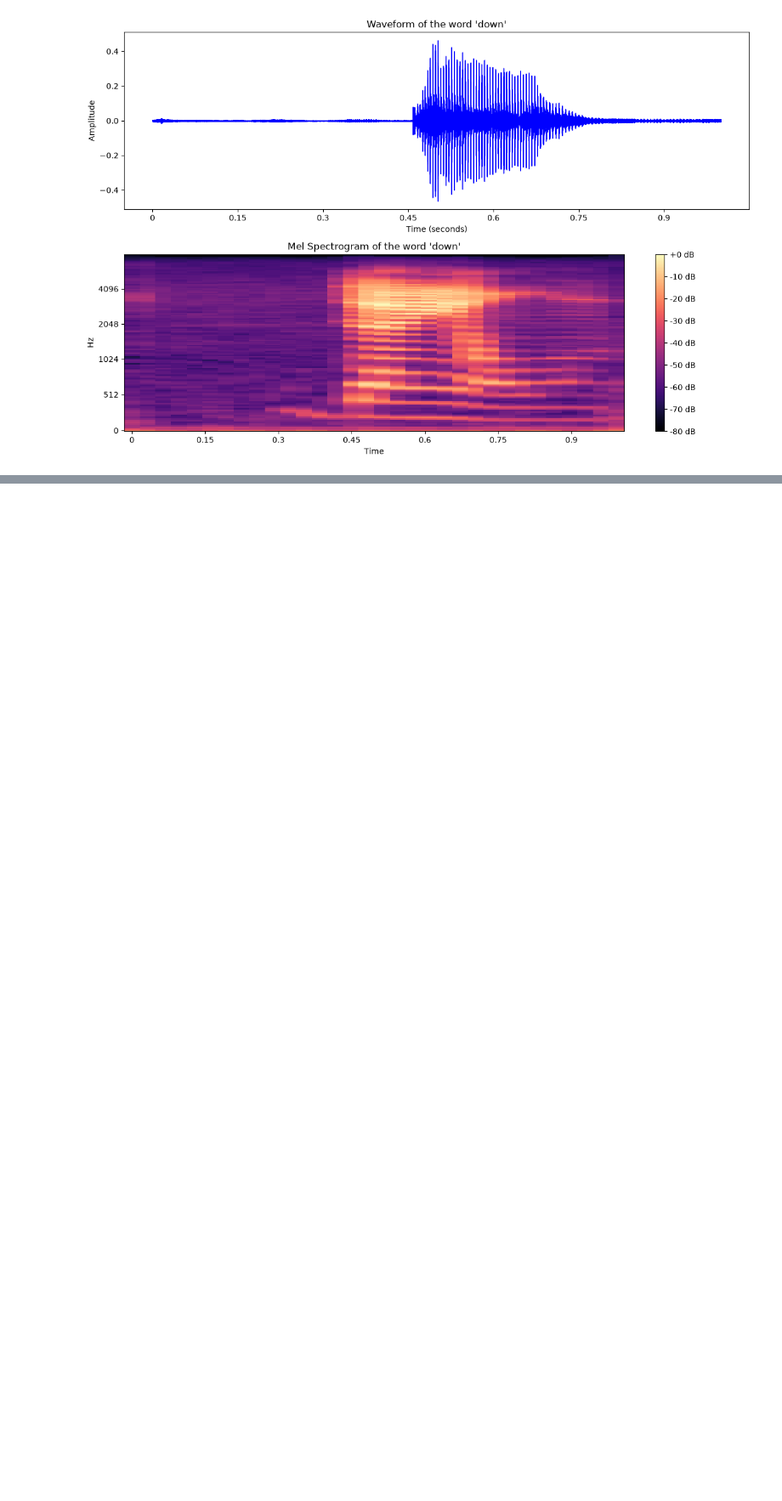
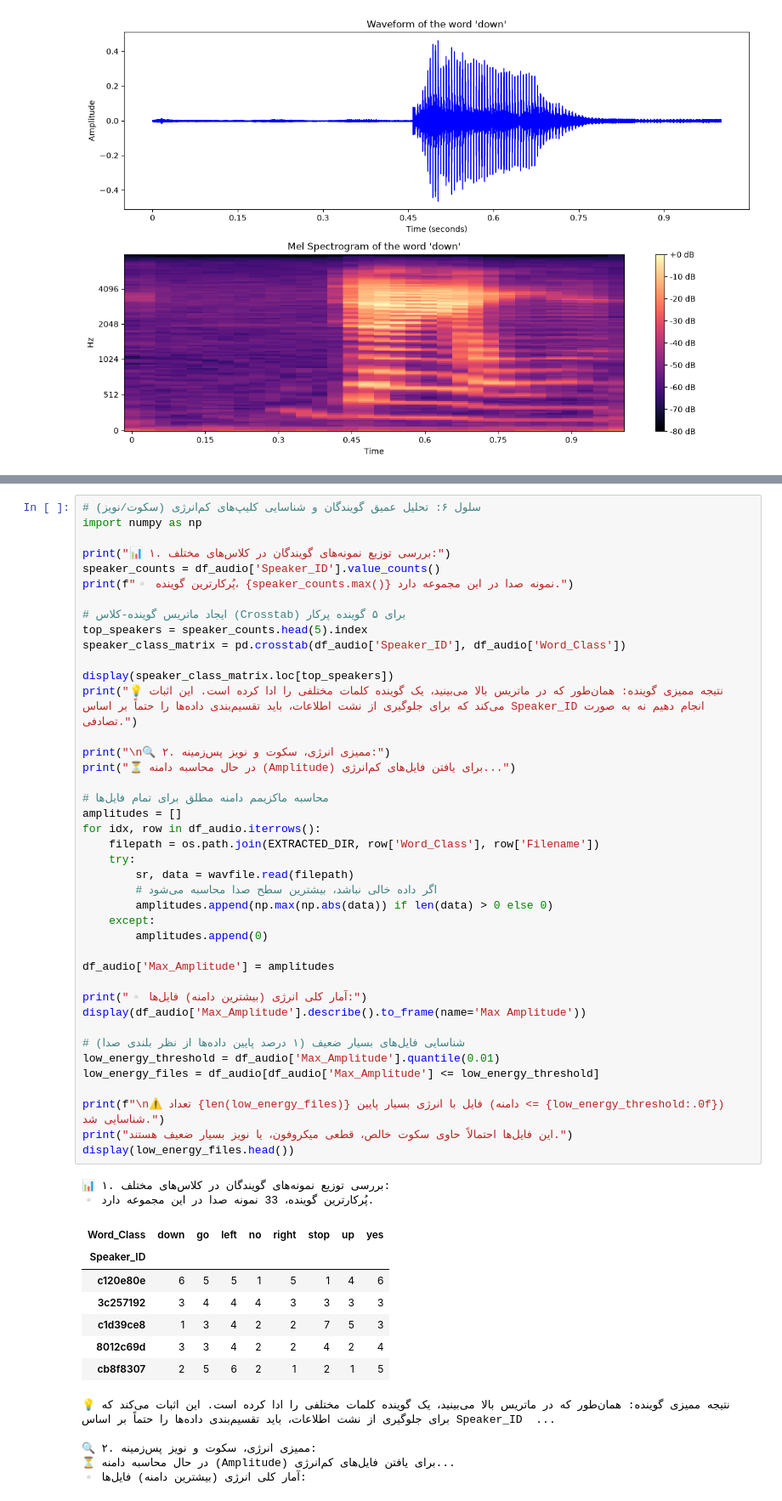
Before and after one commit to frankiesteardrop/Data-Analysis-Project, a Jupyter notebook: Phase1_EDA.ipynb, the cells around one changed output, grey strips where cells are left out. Shown at 85% size. Cells and saved outputs as stored; diff of their text form; blank space fills up the shorter version.

Commit message:
feat: analyze speaker distribution and audit low-energy silence files

```diff
--- a/Phase1_EDA.ipynb
+++ b/Phase1_EDA.ipynb
@@ -167,0 +254,56 @@ plt.show()
+# %%
+# سلول ۶: تحلیل عمیق گویندگان و شناسایی کلیپ‌های کم‌انرژی (سکوت/نویز)
+import numpy as np
+
+print("📊 ۱. بررسی توزیع نمونه‌های گویندگان در کلاس‌های مختلف:")
+speaker_counts = df_audio['Speaker_ID'].value_counts()
+print(f"▫️ پُرکارترین گوینده، {speaker_counts.max()} نمونه صدا در این مجموعه دارد.")
+
+# ایجاد ماتریس گوینده-کلاس (Crosstab) برای ۵ گوینده پرکار
+top_speakers = speaker_counts.head(5).index
+speaker_class_matrix = pd.crosstab(df_audio['Speaker_ID'], df_audio['Word_Class'])
+
+display(speaker_class_matrix.loc[top_speakers])
+print("💡 نتیجه ممیزی گوینده: همان‌طور که در ماتریس بالا می‌بینید، یک گوینده کلمات مختلفی را ادا کرده است. این اثبات می‌کند که برای جلوگیری از نشت اطلاعات، باید تقسیم‌بندی داده‌ها را حتماً بر اساس Speaker_ID انجام دهیم نه به صورت تصادفی.")
+
+print("\n🔍 ۲. ممیزی انرژی، سکوت و نویز پس‌زمینه:")
+print("⏳ در حال محاسبه دامنه (Amplitude) برای یافتن فایل‌های کم‌انرژی...")
+
+# محاسبه ماکزیمم دامنه مطلق برای تمام فایل‌ها
+amplitudes = []
+for idx, row in df_audio.iterrows():
+    filepath = os.path.join(EXTRACTED_DIR, row['Word_Class'], row['Filename'])
+    try:
+        sr, data = wavfile.read(filepath)
+        # اگر داده خالی نباشد، بیشترین سطح صدا محاسبه می‌شود
+        amplitudes.append(np.max(np.abs(data)) if len(data) > 0 else 0)
+    except:
+        amplitudes.append(0)
+
+df_audio['Max_Amplitude'] = amplitudes
+
+print("▫️ آمار کلی انرژی (بیشترین دامنه) فایل‌ها:")
+display(df_audio['Max_Amplitude'].describe().to_frame(name='Max Amplitude'))
+
+# شناسایی فایل‌های بسیار ضعیف (۱ درصد پایین داده‌ها از نظر بلندی صدا)
+low_energy_threshold = df_audio['Max_Amplitude'].quantile(0.01)
+low_energy_files = df_audio[df_audio['Max_Amplitude'] <= low_energy_threshold]
+
+print(f"\n⚠️ تعداد {len(low_energy_files)} فایل با انرژی بسیار پایین (دامنه <= {low_energy_threshold:.0f}) شناسایی شد.")
+print("این فایل‌ها احتمالاً حاوی سکوت خالص، قطعی میکروفون، یا نویز بسیار ضعیف هستند.")
+display(low_energy_files.head())
+# %% [output]
+📊 ۱. بررسی توزیع نمونه‌های گویندگان در کلاس‌های مختلف:
+▫️ پُرکارترین گوینده، 33 نمونه صدا در این مجموعه دارد.
+| Word_Class | down | go | left | no | right | stop | up | yes |
+| Speaker_ID |  |  |  |  |  |  |  |  |
+| c120e80e | 6 | 5 | 5 | 1 | 5 | 1 | 4 | 6 |
+| 3c257192 | 3 | 4 | 4 | 4 | 3 | 3 | 3 | 3 |
+| c1d39ce8 | 1 | 3 | 4 | 2 | 2 | 7 | 5 | 3 |
+| 8012c69d | 3 | 3 | 4 | 2 | 2 | 4 | 2 | 4 |
+| cb8f8307 | 2 | 5 | 6 | 2 | 1 | 2 | 1 | 5 |
+💡 نتیجه ممیزی گوینده: همان‌طور که در ماتریس بالا می‌بینید، یک گوینده کلمات مختلفی را ادا کرده است. این اثبات می‌کند که برای جلوگیری از نشت اطلاعات، باید تقسیم‌بندی داده‌ها را حتماً بر اساس Speaker_ID  ...
+
+🔍 ۲. ممیزی انرژی، سکوت و نویز پس‌زمینه:
+⏳ در حال محاسبه دامنه (Amplitude) برای یافتن فایل‌های کم‌انرژی...
+▫️ آمار کلی انرژی (بیشترین دامنه) فایل‌ها:
```
Also changed, not shown: parts of 2 cells of this notebook.
